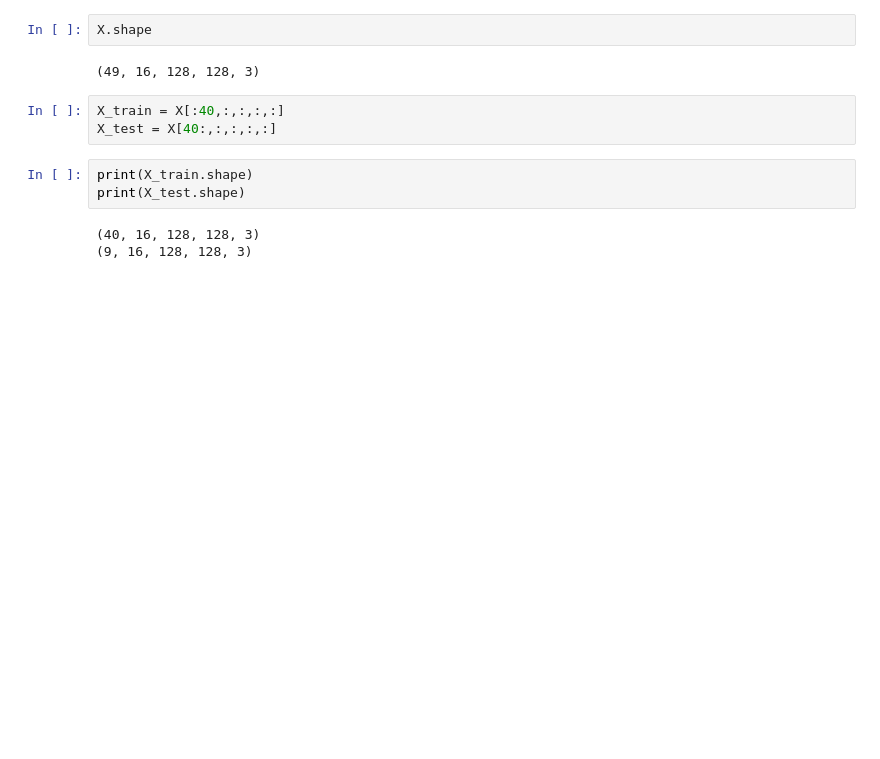
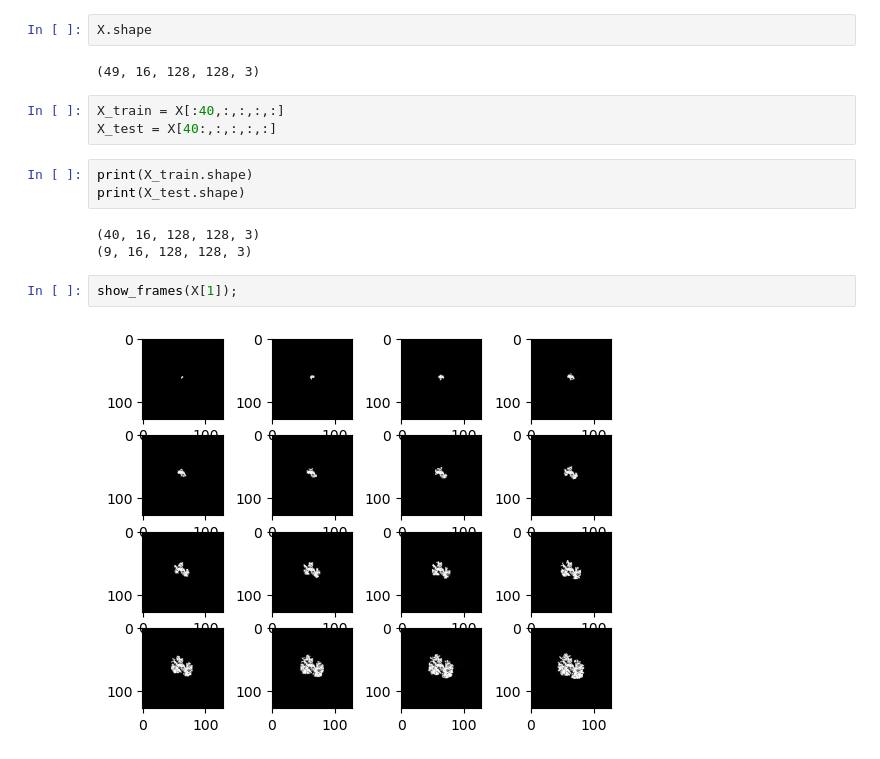
Before and after one commit to acse-cw1722/vpred, a Jupyter notebook: vpred.ipynb, the cells around one changed output. Saved outputs shown, nothing was run; the diff lists cells and outputs as text; blank space fills up the shorter version.

```diff
--- a/vpred.ipynb
+++ b/vpred.ipynb
@@ -44,3 +45,7 @@ print(X_test.shape)
 # %% [output]
 (40, 16, 128, 128, 3)
 (9, 16, 128, 128, 3)
+# %%
+show_frames(X[1]);
+# %% [output]
+[figure, added]
```
Also changed, not shown: parts of 1 cell of this notebook, 2 other files.
